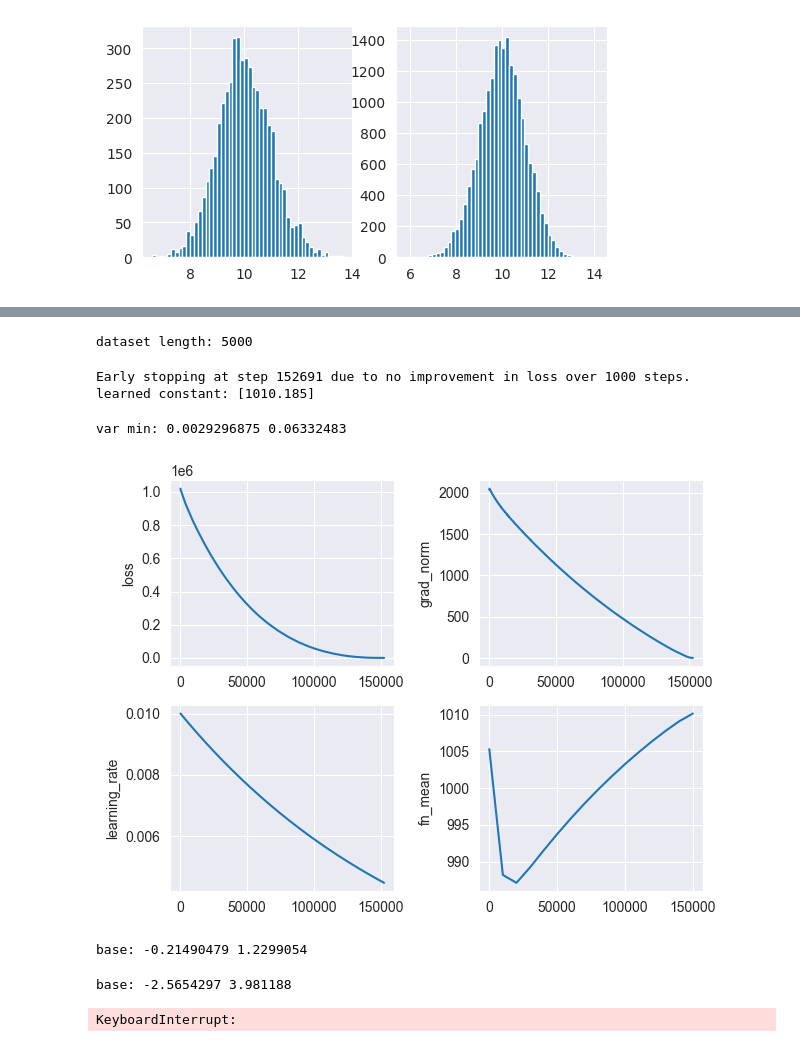
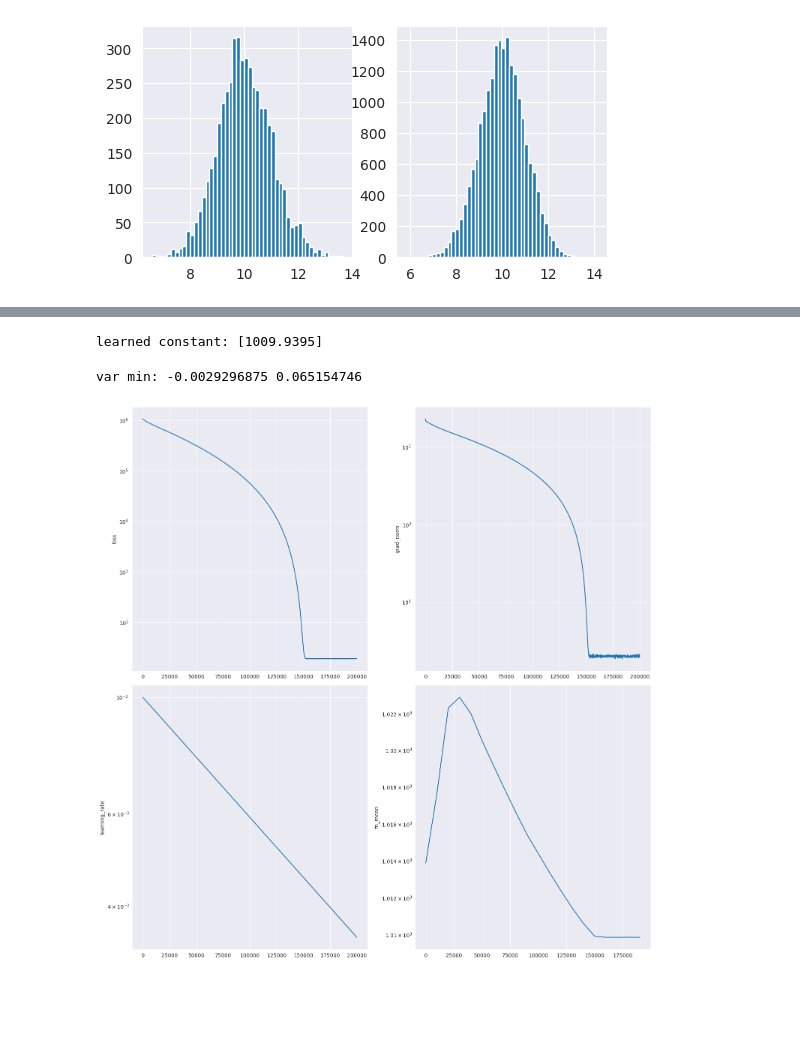
Before and after one commit to kkorolev1/mcmc-control-variates, a Jupyter notebook: diffcv.ipynb, the cells around one changed output, grey strips where cells are left out. Saved outputs shown, nothing was run; the diff lists cells and outputs as text; code cells hidden in the pictures; blank space fills up the shorter version.

```diff
--- a/diffcv.ipynb
+++ b/diffcv.ipynb
@@ -119,8 +120,8 @@ def train_model(
     elif loss_fn == "diff":
         loss = DiffLoss(fn=fn, grad_log_prob=grad_log_prob, noise_std=1.0)
     elif loss_fn == "var":
-        rng, key = jax.random.split(rng)
-        model = ModelWithConstant(model, (1,), key)
+        key, subkey = jax.random.split(key)
+        model = ModelWithConstant(model, (1,), subkey)
         loss = VarLoss(fn=fn, grad_log_prob=grad_log_prob)
     else:
         raise NotImplementedError(f"unknown loss function: {loss_fn}")
@@ -327,38 +329,36 @@ stein diff: -6.1035156e-05 0.07384293
 logger = Logger()
 
 rng, key = jax.random.split(rng)
 model = train_model(
     key=key,
     dist_dim=DIST_DIM,
     fn=fn,
     grad_log_prob=grad_log_prob,
     train_dataloader=train_dataloader,
     eval_dataloader=eval_dataloader,
-    lr=1e-3,
+    lr=1e-2,
     loss_fn="var",
     optim="adam",
     n_steps=200_000,
     fn_mean=None,
-    patience=3000,
+    patience=20_000,
     logger=logger
 )
 
 print(f"learned constant: {model.c}")
 model = model.model
 
 plot_log_results(logger)
 
 generator = ScalarGenerator(grad_log_prob, model)
 fn_with_cv = lambda x: fn(x) + generator(x)
 
 rng, key = jax.random.split(rng)
 diffusion_estimates = Estimator(fn_with_cv, sampler)(key, n_chains=N_CHAINS, n_estimates=MCMC_N_ESTIMATES)
 
 print("var min:", Estimator.bias(true_pi, diffusion_estimates), Estimator.std(diffusion_estimates))
 # %% [output]
-dataset length: 5000
+learned constant: [1009.9395]
-Early stopping at step 152691 due to no improvement in loss over 1000 steps.
-learned constant: [1010.185]
+var min: -0.0029296875 0.065154746
-var min: 0.0029296875 0.06332483
-[figure, old version]
+[figure, new version]
 # %%
@@ -413,13 +424 @@ def diff_run(dist_dim: int):
     return bias, std
-# %%
-dims = [10, 100, 500, 1000]
-base_biases = []
-base_stds = []
-for d in [10, 100, 500, 1000]:
-    bias, std = base_run(d)
-    base_biases.append(bias)
-    base_stds.append(std)
-# %% [output]
-base: -0.21490479 1.2299054
-base: -2.5654297 3.981188
-KeyboardInterrupt:
```
Also changed, not shown: parts of 11 cells of this notebook, 1 other file.
